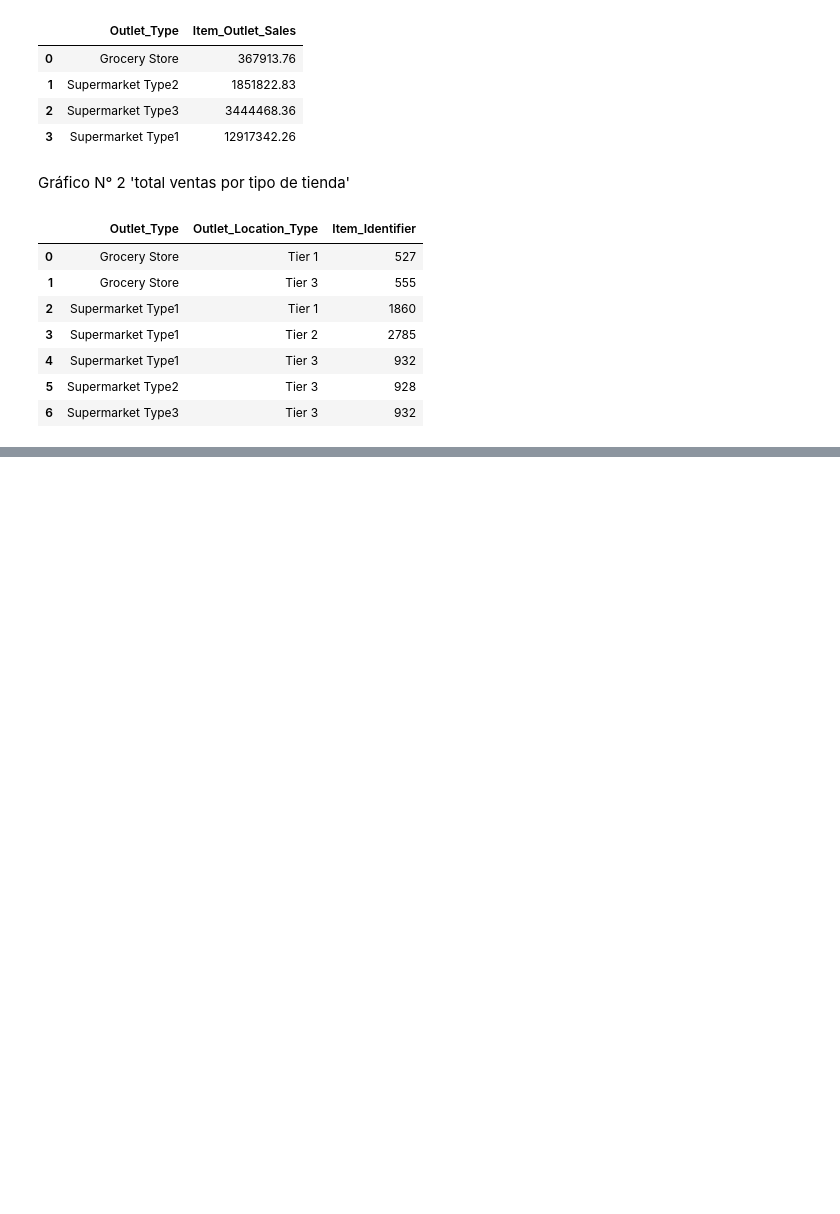
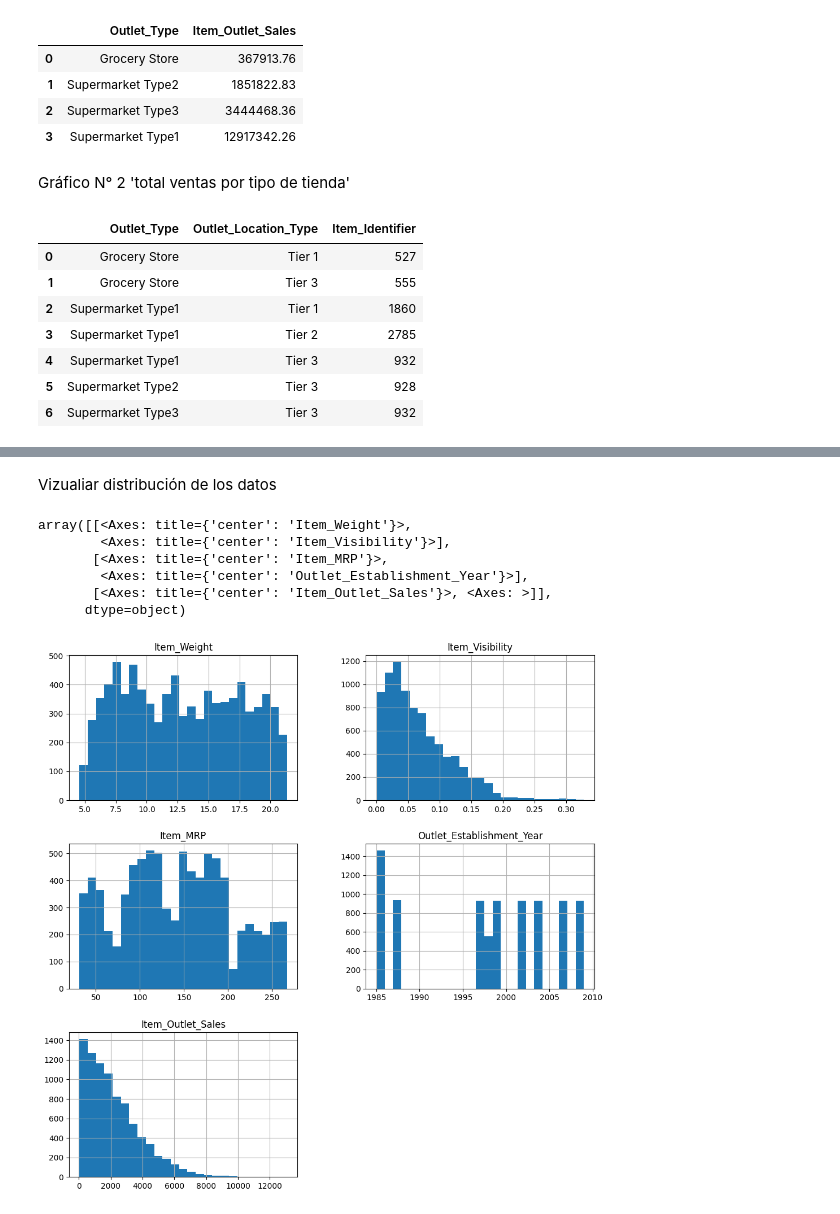
Before and after one commit to linerlander/sales_predictions, a Jupyter notebook: data_cleaning.ipynb, the cells around one changed output, grey strips where cells are left out. Drawn from its saved outputs; the diff is of its cells as text; code cells hidden in the pictures; blank space fills up the shorter version.

```diff
--- a/data_cleaning.ipynb
+++ b/data_cleaning.ipynb
@@ -262,0 +301,2 @@ fg.update_legends(title_text = 'Tipo de locación')
+# %%
+df =  df.drop(columns=['Outlet_Identifier', 'Item_Identifier'])
@@ -262,0 +319,12 @@ fg.update_legends(title_text = 'Tipo de locación')
+# %% [markdown]
+Vizualiar distribución de los datos
+# %%
+df.hist(bins=25, figsize=(12, 12), xlabelsize='10', ylabelsize='10')
+# %% [output]
+array([[<Axes: title={'center': 'Item_Weight'}>,
+        <Axes: title={'center': 'Item_Visibility'}>],
+       [<Axes: title={'center': 'Item_MRP'}>,
+        <Axes: title={'center': 'Outlet_Establishment_Year'}>],
+       [<Axes: title={'center': 'Item_Outlet_Sales'}>, <Axes: >]],
+      dtype=object)
+[figure, added]
```
Also changed, not shown: parts of 42 cells of this notebook.
